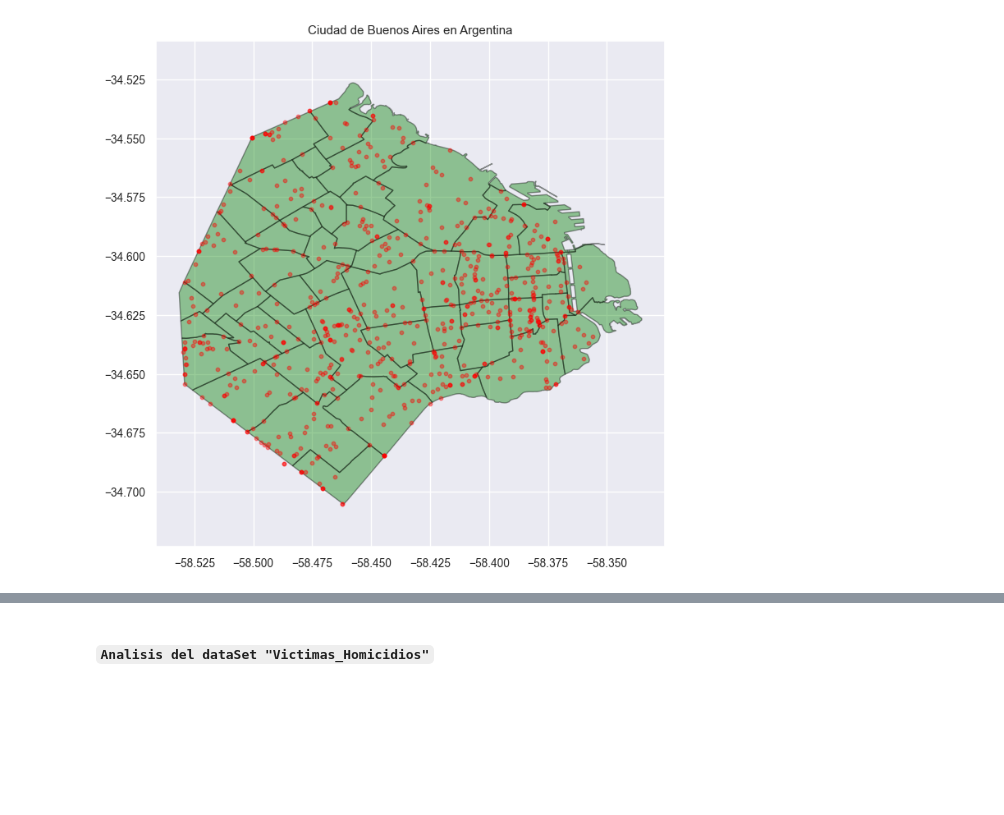
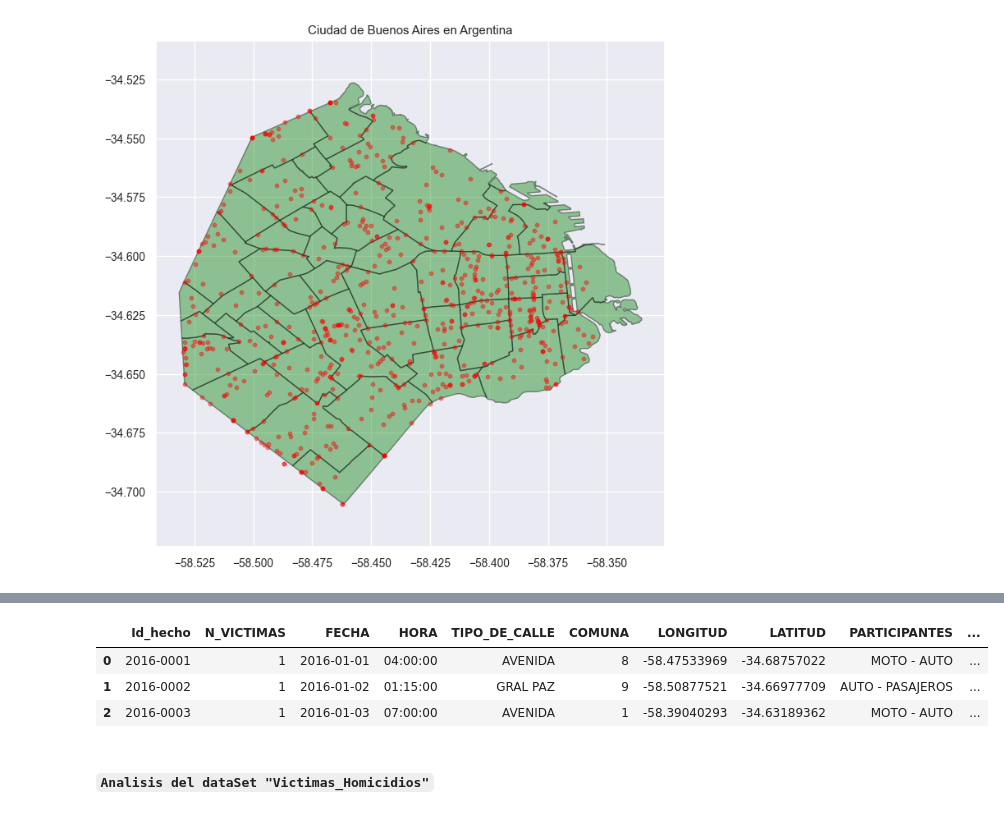
Before and after one commit to nelvinvelazco/henry-PI-SiniestrosViales, a Jupyter notebook: EDA_homicidios.ipynb, the cells around one changed output, grey strips where cells are left out. Saved outputs shown, nothing was run; the diff lists cells and outputs as text; code cells hidden in the pictures; blank space fills up the shorter version.

```diff
--- a/EDA_homicidios.ipynb
+++ b/EDA_homicidios.ipynb
@@ -255,3 +288,10 @@ En este Grafico podemos observar la densidad de los homicidos segun los puntos g
+# %%
+df_hechos_homicidios.head(3)
+# %% [output]
+|  | Id_hecho | N_VICTIMAS | FECHA | HORA | TIPO_DE_CALLE | COMUNA | LONGITUD | LATITUD | PARTICIPANTES | ... |
+| 0 | 2016-0001 | 1 | 2016-01-01 | 04:00:00 | AVENIDA | 8 | -58.47533969 | -34.68757022 | MOTO - AUTO | ... |
+| 1 | 2016-0002 | 1 | 2016-01-02 | 01:15:00 | GRAL PAZ | 9 | -58.50877521 | -34.66977709 | AUTO - PASAJEROS | ... |
+| 2 | 2016-0003 | 1 | 2016-01-03 | 07:00:00 | AVENIDA | 1 | -58.39040293 | -34.63189362 | MOTO - AUTO | ... |
 # %% [markdown]
 #### `Analisis del dataSet "Victimas_Homicidios"`
 # %%
```
Also changed, not shown: parts of 28 cells of this notebook, 1 other file.
